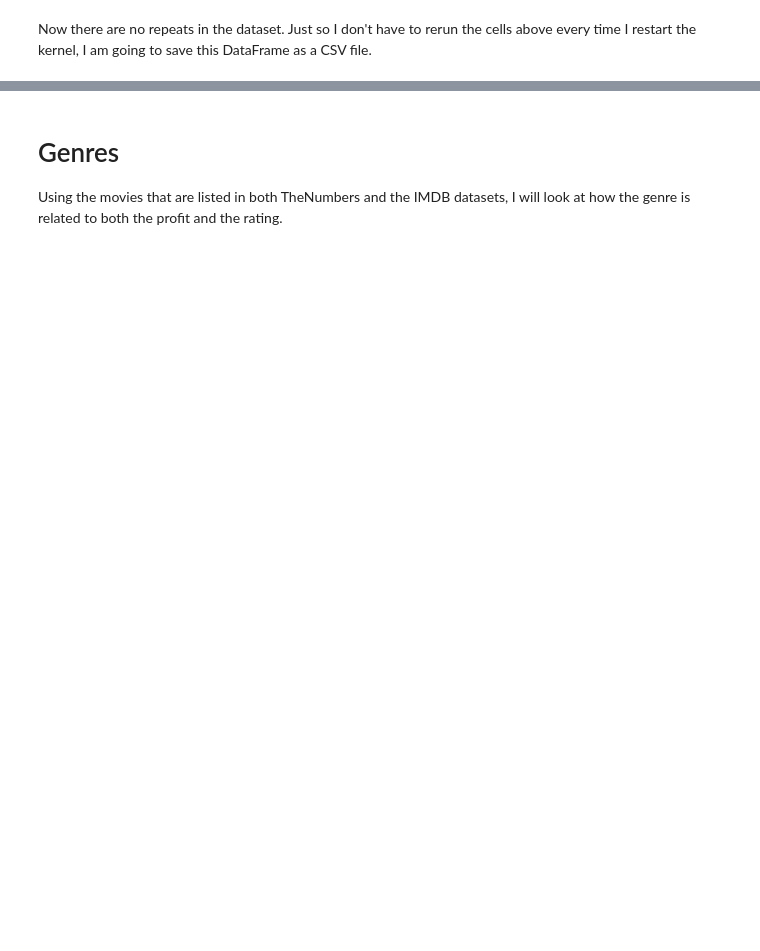
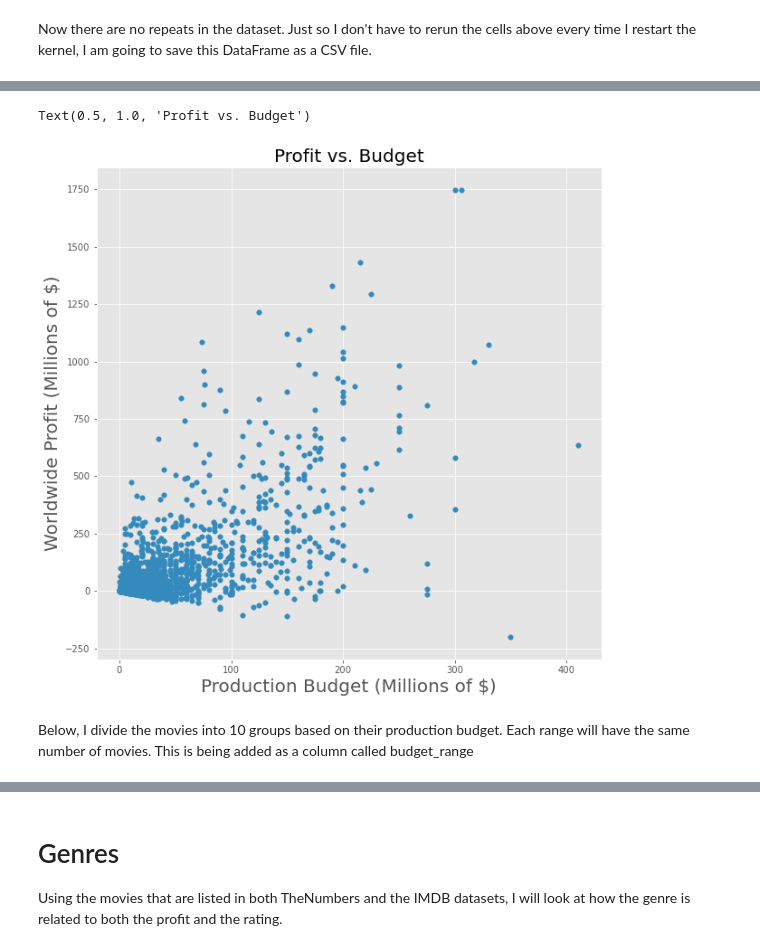
Before and after one commit to daviderics/Phase1-Microsoft-Movie-Studio, a Jupyter notebook: student.ipynb, the cells around one changed output, grey strips where cells are left out. Drawn from its saved outputs; the diff is of its cells as text; code cells hidden in the pictures; blank space fills up the shorter version.

```diff
--- a/student.ipynb
+++ b/student.ipynb
@@ -626,0 +592,12 @@ df_merge.to_csv(dir_path + 'Data/TheNumbers_IMDB_Merge.csv')
+# %%
+ax = df_merge.plot('production_budget', 'profit', kind = 'scatter', s=30)
+ax.set_xlabel('Production Budget (Millions of $)', fontsize = 20)
+ax.set_ylabel('Worldwide Profit (Millions of $)', fontsize = 20)
+ax.set_title('Profit vs. Budget', fontsize = 20)
+# %% [output]
+Text(0.5, 1.0, 'Profit vs. Budget')
+[figure, added]
+# %% [markdown]
+Below, I divide the movies into 10 groups based on their production budget.
+Each range will have the same number of movies.
+This is being added as a column called budget_range
```
Also changed, not shown: parts of 112 cells of this notebook.
